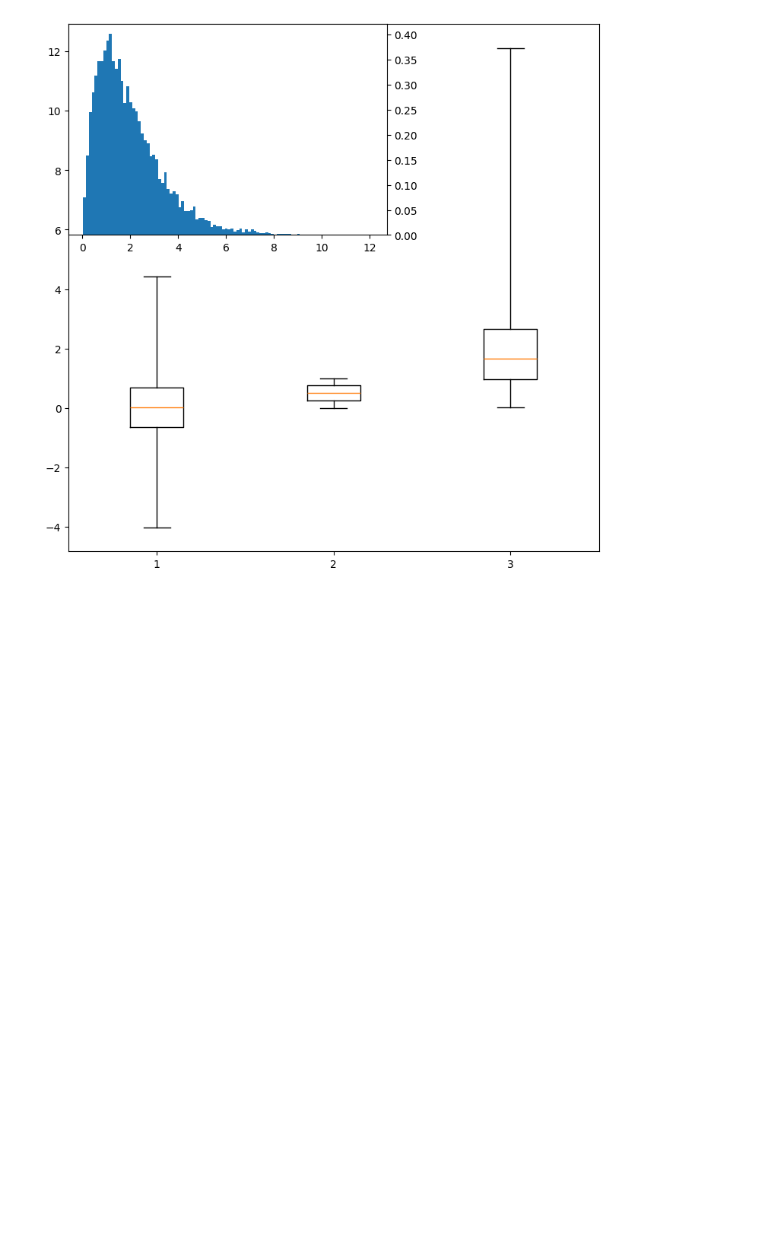
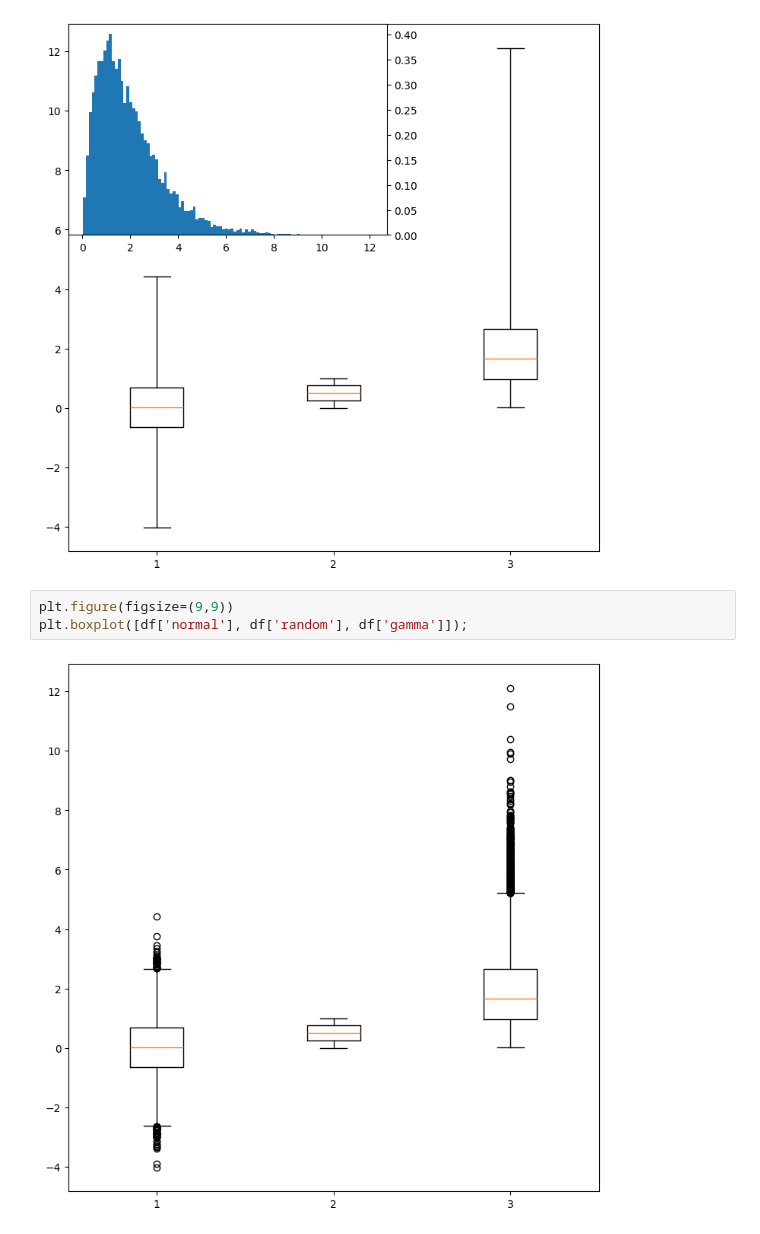
Before and after one commit to Zainab-Ayoub/dataScienceProblems, a Jupyter notebook: boxPlots.ipynb, the cells around one changed output. Cells and saved outputs as stored; diff of their text form; blank space fills up the shorter version.

```diff
--- a/boxPlots.ipynb
+++ b/boxPlots.ipynb
@@ -105,3 +105,8 @@ ax2.hist(df['gamma'], bins=100, density=True)
 ax2.yaxis.tick_right();
 # %% [output]
 [figure]
+# %%
+plt.figure(figsize=(9,9))
+plt.boxplot([df['normal'], df['random'], df['gamma']]);
+# %% [output]
+[figure, added]
```
